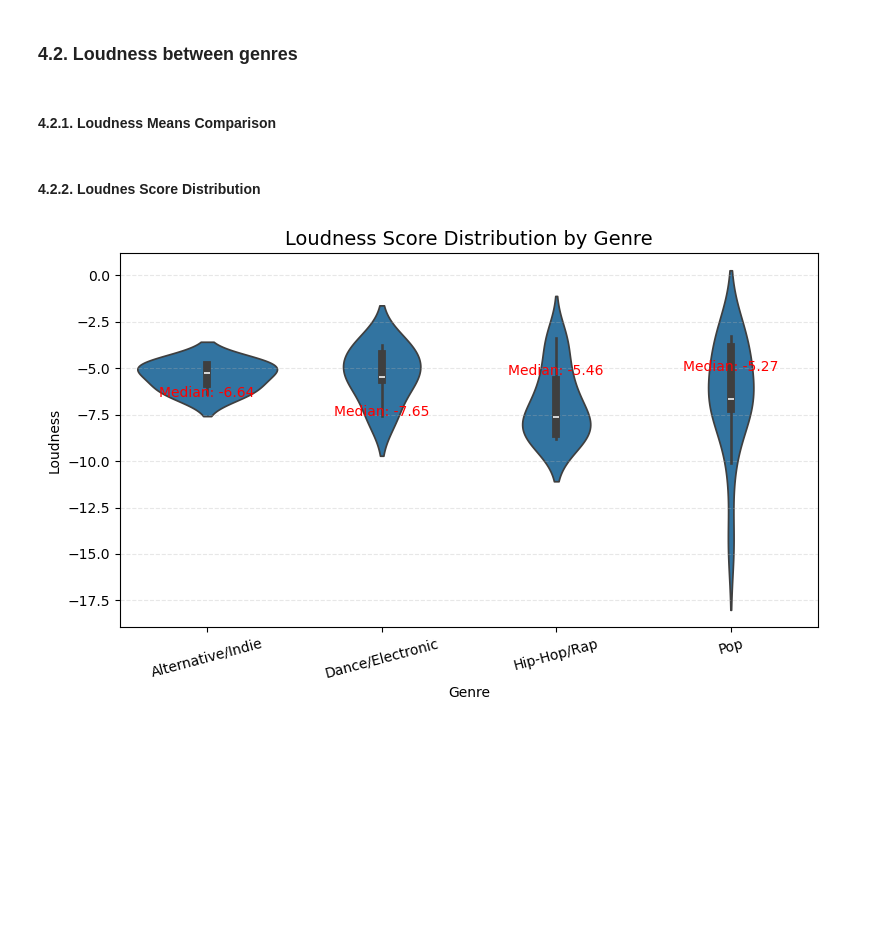
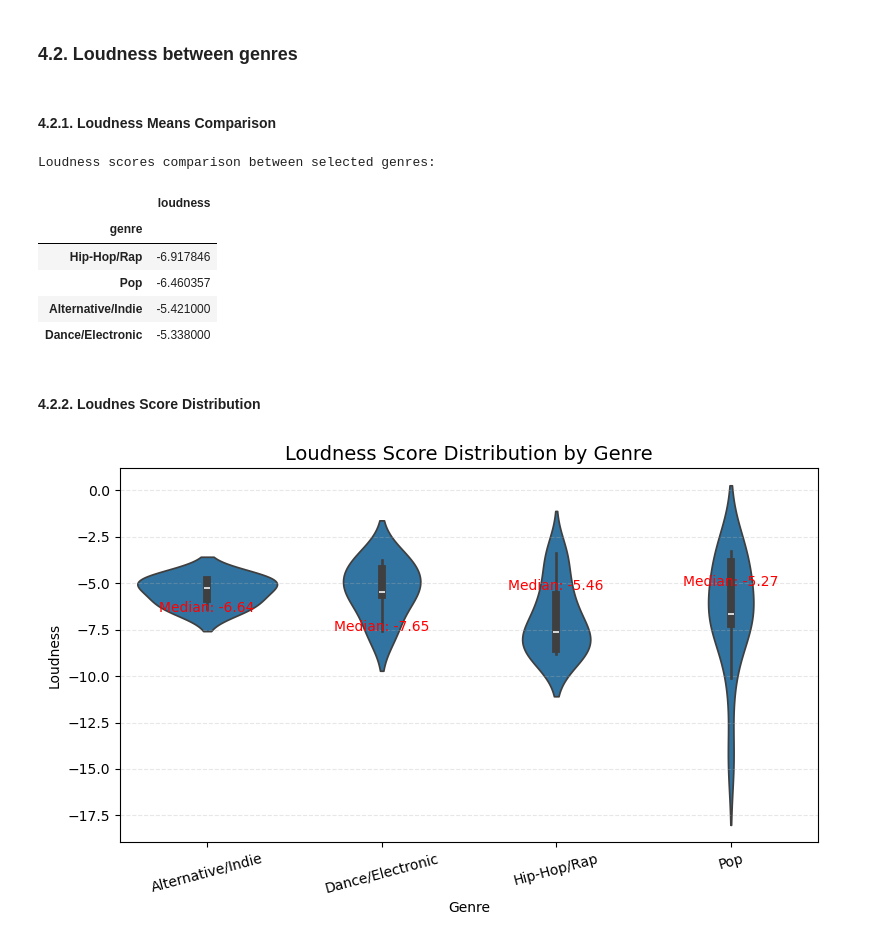
Before and after one commit to monikase/Data-Analytics-Projects, a Jupyter notebook: _12-Data Processing with Pandas/Spotify.ipynb, the cells around one changed output. Drawn from its saved outputs; the diff is of its cells as text; code cells hidden in the pictures; blank space fills up the shorter version.

```diff
--- a/_12-Data Processing with Pandas/Spotify.ipynb
+++ b/_12-Data Processing with Pandas/Spotify.ipynb
@@ -778,14 +778,22 @@ plt.show()
 # %%
 # Average loudness scores for selected genres
 genre_loudness = (
-    df.groupby("genre", )["loudness"]
+    df.groupby("genre", observed=False)["loudness"]
     .mean()
     .loc[selected_genres]
     .sort_values()
 )
 
 print("Loudness scores comparison between selected genres:")
 display(genre_loudness.to_frame())
+# %% [output]
+Loudness scores comparison between selected genres:
+|  | loudness |
+| genre |  |
+| Hip-Hop/Rap | -6.917846 |
+| Pop | -6.460357 |
+| Alternative/Indie | -5.421000 |
+| Dance/Electronic | -5.338000 |
 # %% [markdown]
 #### 4.2.2. Loudnes Score Distribution
 # %%
```
Also changed, not shown: parts of 3 cells of this notebook.
